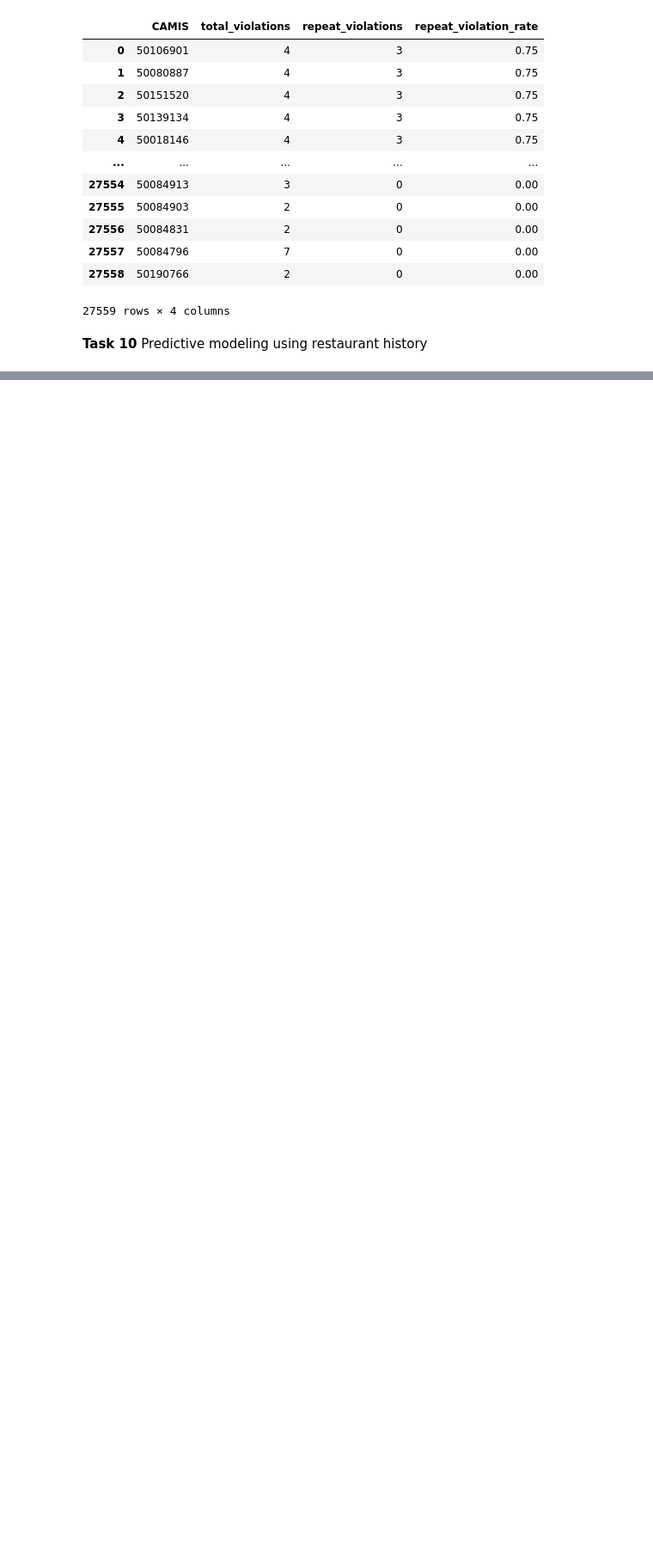
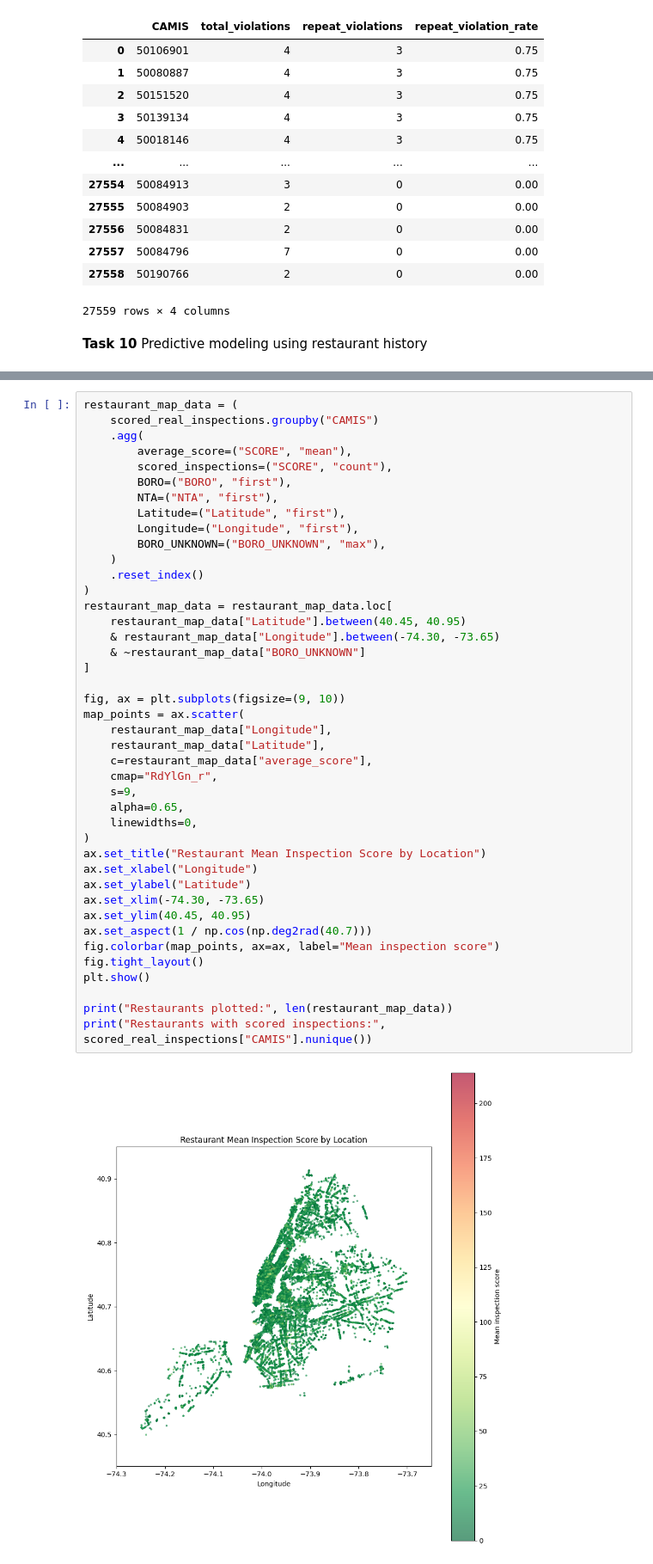
Before and after one commit to estvjana/nyc-restaurant-inspections, a Jupyter notebook: 05_EDA.ipynb, the cells around one changed output, grey strips where cells are left out. Shown at 86% size. Drawn from its saved outputs; the diff is of its cells as text; blank space fills up the shorter version.

```diff
--- a/05_EDA.ipynb
+++ b/05_EDA.ipynb
@@ -351,0 +878,44 @@ model_performance
+# %%
+restaurant_map_data = (
+    scored_real_inspections.groupby("CAMIS")
+    .agg(
+        average_score=("SCORE", "mean"),
+        scored_inspections=("SCORE", "count"),
+        BORO=("BORO", "first"),
+        NTA=("NTA", "first"),
+        Latitude=("Latitude", "first"),
+        Longitude=("Longitude", "first"),
+        BORO_UNKNOWN=("BORO_UNKNOWN", "max"),
+    )
+    .reset_index()
+)
+restaurant_map_data = restaurant_map_data.loc[
+    restaurant_map_data["Latitude"].between(40.45, 40.95)
+    & restaurant_map_data["Longitude"].between(-74.30, -73.65)
+    & ~restaurant_map_data["BORO_UNKNOWN"]
+]
+
+fig, ax = plt.subplots(figsize=(9, 10))
+map_points = ax.scatter(
+    restaurant_map_data["Longitude"],
+    restaurant_map_data["Latitude"],
+    c=restaurant_map_data["average_score"],
+    cmap="RdYlGn_r",
+    s=9,
+    alpha=0.65,
+    linewidths=0,
+)
+ax.set_title("Restaurant Mean Inspection Score by Location")
+ax.set_xlabel("Longitude")
+ax.set_ylabel("Latitude")
+ax.set_xlim(-74.30, -73.65)
+ax.set_ylim(40.45, 40.95)
+ax.set_aspect(1 / np.cos(np.deg2rad(40.7)))
+fig.colorbar(map_points, ax=ax, label="Mean inspection score")
+fig.tight_layout()
+plt.show()
+
+print("Restaurants plotted:", len(restaurant_map_data))
+print("Restaurants with scored inspections:", scored_real_inspections["CAMIS"].nunique())
+# %% [output]
+[figure, added]
```
Also changed, not shown: parts of 11 cells of this notebook.
